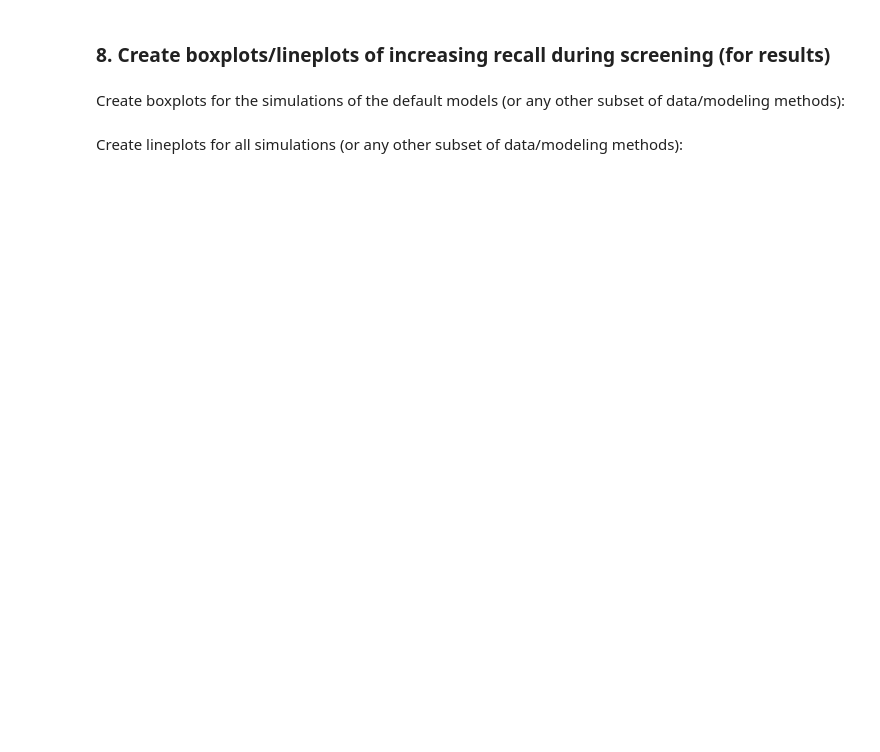
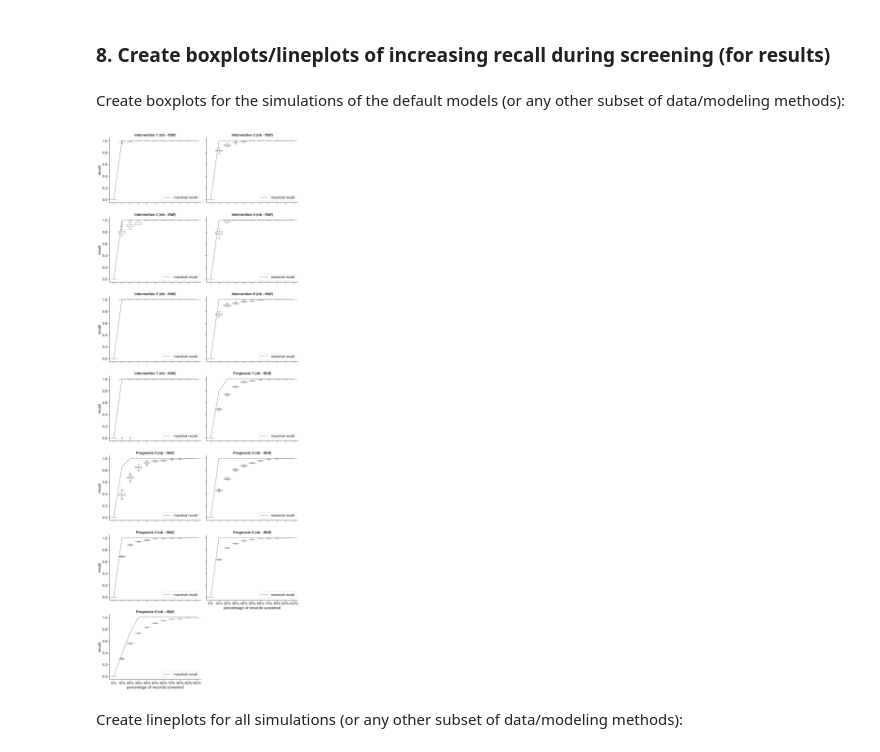
Before and after one commit to isa-sp/SR_semi-automated_screening, a Jupyter notebook: src/output_generation_SR.ipynb, the cells around one changed output. Saved outputs shown, nothing was run; the diff lists cells and outputs as text; code cells hidden in the pictures; blank space fills up the shorter version.

```diff
--- a/src/output_generation_SR.ipynb
+++ b/src/output_generation_SR.ipynb
@@ -63,9 +66,8 @@ os.chdir("..")
 # %%
-# TODO put results in correct folders
 # TODO change data files to .csv
 
 path_data = 'data/'
-path_results_HPC = '/Users/ispiero2/Documents/Research/Results_HPC/'
+path_results_HPC = 'output/simulations_original_datasets/'
 path_results = 'results/'
 # %% [markdown]
 ### 2. Import the intervention and prognosis review datasets
@@ -125,5 +127,5 @@ for i in range(0, len(sim_list_names)):
         multiple_sims.append((sim_list_names[i], len(review_dic[sim_list_names[i].split('_')[0]]), n_simulations, raw_output))
 # %%
 # Save (back-up) the file with the simulation results
-with open(path_results + 'multiple_sims_saved_all_final_2okt.p','wb') as f:
-    pickle.dump(multiple_sims, f)
+# with open(path_results + 'multiple_sims.p','wb') as f:
+#     pickle.dump(multiple_sims, f)
@@ -133,5 +133,5 @@ OSError: [Errno 28] No space left on device
 or the output can be directly opened from the already saved file:
 # %%
 # Open the file with the simulation results
-with open(path_results + 'multiple_sims_saved_all_final_2okt.p','rb') as f:
+with open(path_results + 'multiple_sims.p','rb') as f:
     multiple_sims = pickle.load(f)
@@ -368,37 +365,39 @@ Create boxplots for the simulations of the default models (or any other subset o
 # Optionally choose subset(s) to plot
 subset_models = ['nb - tfidf']
 subset_reviews = ['Prog', 'Int']
 
-def generate_boxplots(df_prop_ed, subset_models = None, subset_reviews = None):
+def generate_boxplots(df_prop, df_max_recalls, subset_models = None, subset_reviews = None):
 
     # Select the subset from the dataframe containing all recall values for each proportion screened
-    df_boxplots = df_prop_ed.copy()
+    df_boxplots = df_prop.copy()
 
     if subset_models != None:
         models = '|'.join(subset_models)
         df_boxplots = df_boxplots[df_boxplots['Simulation'].str.contains(models, regex=True)]
     if subset_reviews != None:
         reviews = '|'.join(subset_reviews)
         df_boxplots = df_boxplots[df_boxplots['Review'].str.contains(reviews, regex=True)]
 
     # Create a figure with boxplots for each review-model combination seperately
     sns.set(style = 'ticks', font_scale = 1.5)
     p1 = sns.catplot(data = df_boxplots, x = 'percentage of records screened', y = 'recall',
                      col = 'Simulation', kind = 'box', col_wrap = 2, color = 'white', aspect = 1.3)
 
     axes = p1.fig.axes
     x_axis = df_boxplots['percentage of records screened'][0:11]
 
     for i in range(0, len(df_boxplots['Simulation'].unique())):
         review = df_boxplots.loc[df_boxplots['Simulation'] == df_boxplots['Simulation'].unique()[i], 'Review'].values[0]
-        max_recalls_per_prop = df_max_recalls_ed.loc[df_max_recalls_ed['Review'] == review]['Maximum recall']
+        max_recalls_per_prop = df_max_recalls.loc[df_max_recalls['Review'] == review]['Maximum recall']
         axes[i].plot(x_axis, max_recalls_per_prop+0.005, 'k-', linewidth = 1, color = 'black', linestyle = '--', label = "maximal recall")
         axes[i].legend(loc="lower right")
     p1.set_titles(col_template = "{col_name}", size = 16, weight = 'bold')
 
     plt.show()
 
-generate_boxplots(df_prop_ed, subset_models, subset_reviews)
+generate_boxplots(df_prop, df_max_recalls, subset_models, subset_reviews)
+# %% [output]
+[figure, added]
 # %% [markdown]
 Create lineplots for all simulations (or any other subset of data/modeling methods):
 # %%
```
Also changed, not shown: parts of 65 cells of this notebook.
